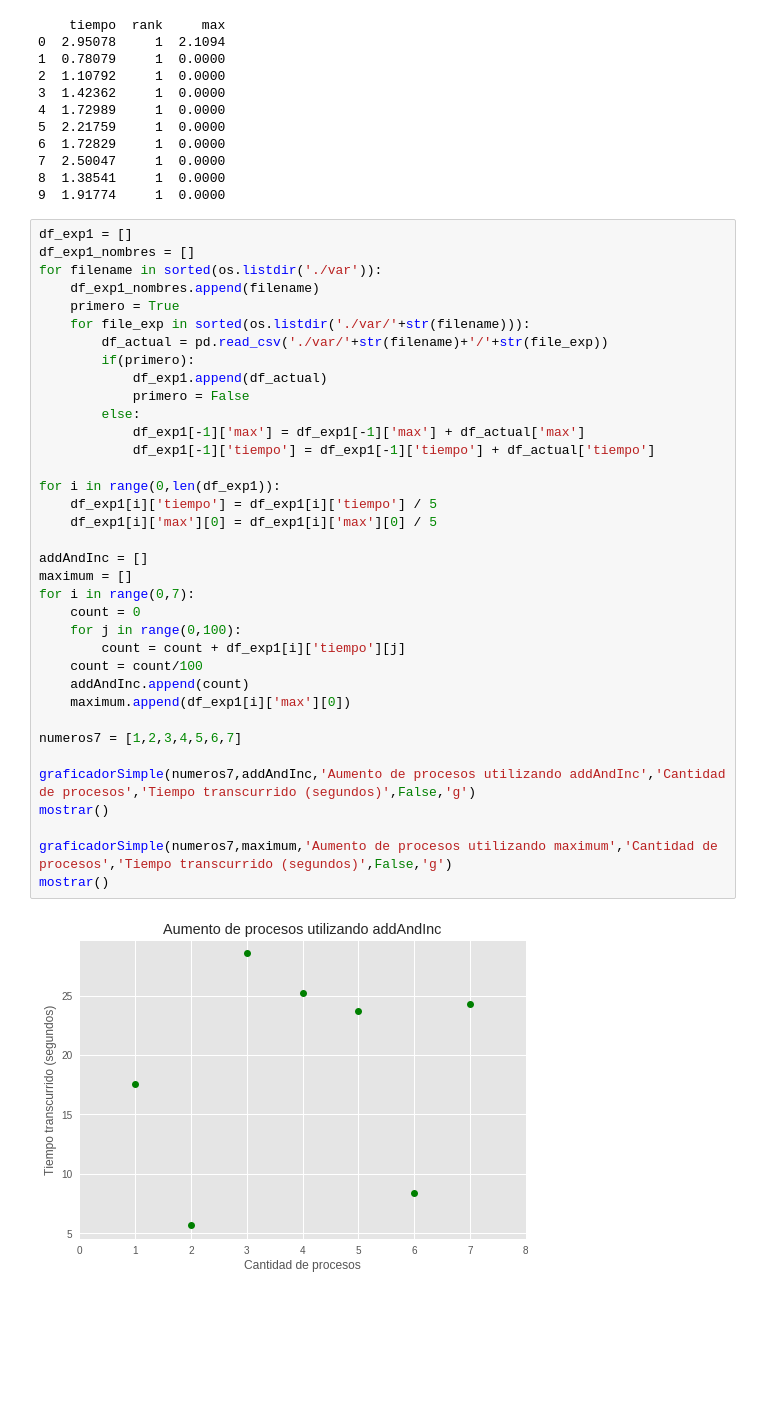
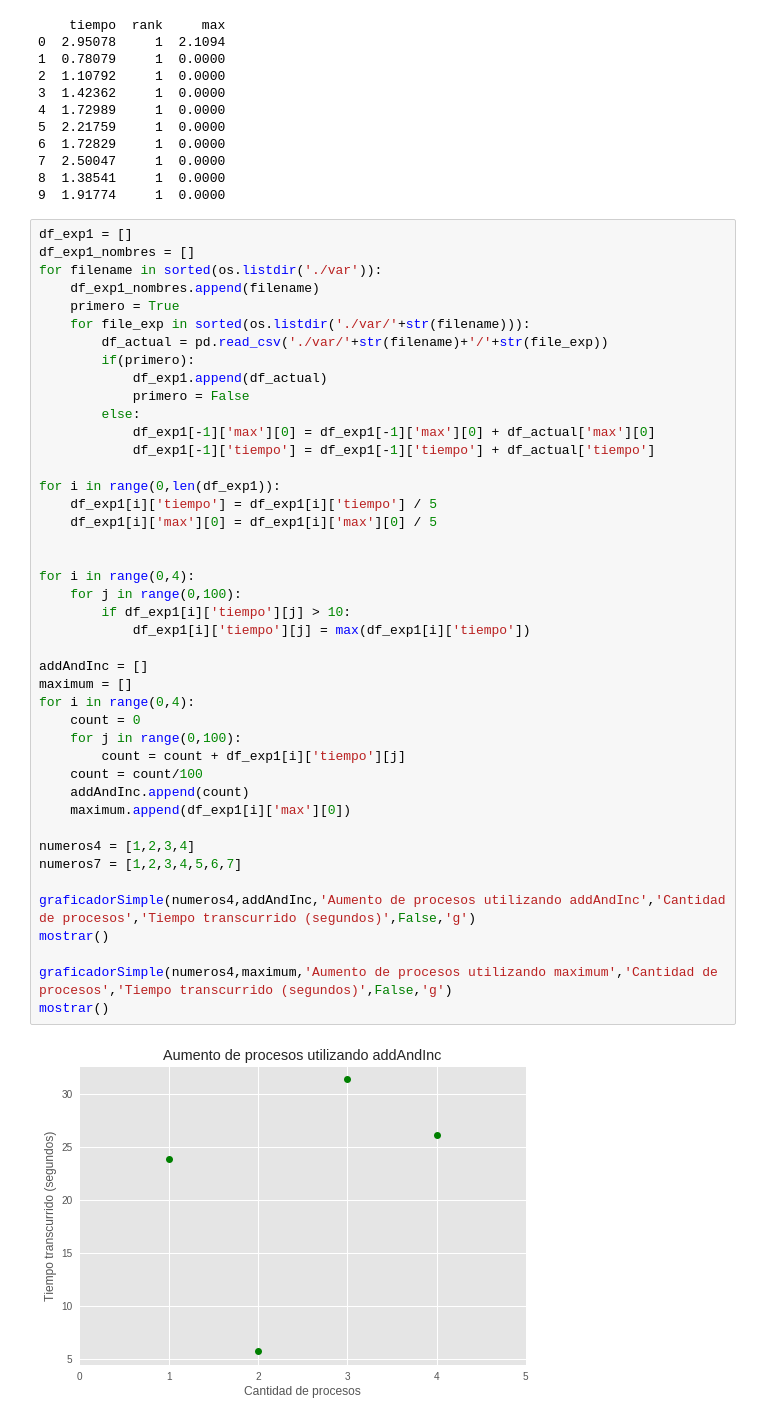
Before and after one commit to istng/SO-TP2, a Jupyter notebook: resultados/graficador.ipynb, the cells around one changed output. Saved outputs shown, nothing was run; the diff lists cells and outputs as text; blank space fills up the shorter version.

Commit message:
graficador arreglado

```diff
--- a/resultados/graficador.ipynb
+++ b/resultados/graficador.ipynb
@@ -148,35 +153,42 @@ df_exp1_nombres = []
 for filename in sorted(os.listdir('./var')):
     df_exp1_nombres.append(filename)
     primero = True
     for file_exp in sorted(os.listdir('./var/'+str(filename))):
         df_actual = pd.read_csv('./var/'+str(filename)+'/'+str(file_exp))
         if(primero):
             df_exp1.append(df_actual)
             primero = False
         else:
-            df_exp1[-1]['max'] = df_exp1[-1]['max'] + df_actual['max']
+            df_exp1[-1]['max'][0] = df_exp1[-1]['max'][0] + df_actual['max'][0]
             df_exp1[-1]['tiempo'] = df_exp1[-1]['tiempo'] + df_actual['tiempo']
 
 for i in range(0,len(df_exp1)):
     df_exp1[i]['tiempo'] = df_exp1[i]['tiempo'] / 5
     df_exp1[i]['max'][0] = df_exp1[i]['max'][0] / 5
 
+
+for i in range(0,4):
+    for j in range(0,100):
+        if df_exp1[i]['tiempo'][j] > 10:
+            df_exp1[i]['tiempo'][j] = max(df_exp1[i]['tiempo'])
+
 addAndInc = []
 maximum = []
-for i in range(0,7):
+for i in range(0,4):
     count = 0
     for j in range(0,100):
         count = count + df_exp1[i]['tiempo'][j]
     count = count/100
     addAndInc.append(count)
     maximum.append(df_exp1[i]['max'][0])
 
+numeros4 = [1,2,3,4]
 numeros7 = [1,2,3,4,5,6,7]
 
-graficadorSimple(numeros7,addAndInc,'Aumento de procesos utilizando addAndInc','Cantidad de procesos','Tiempo transcurrido (segundos)',False,'g')
+graficadorSimple(numeros4,addAndInc,'Aumento de procesos utilizando addAndInc','Cantidad de procesos','Tiempo transcurrido (segundos)',False,'g')
 mostrar()
 
-graficadorSimple(numeros7,maximum,'Aumento de procesos utilizando maximum','Cantidad de procesos','Tiempo transcurrido (segundos)',False,'g')
+graficadorSimple(numeros4,maximum,'Aumento de procesos utilizando maximum','Cantidad de procesos','Tiempo transcurrido (segundos)',False,'g')
 mostrar()
 # %% [output]
-[figure, old version]
+[figure, new version]
```
Also changed, not shown: parts of 2 cells of this notebook, 2 other files.
